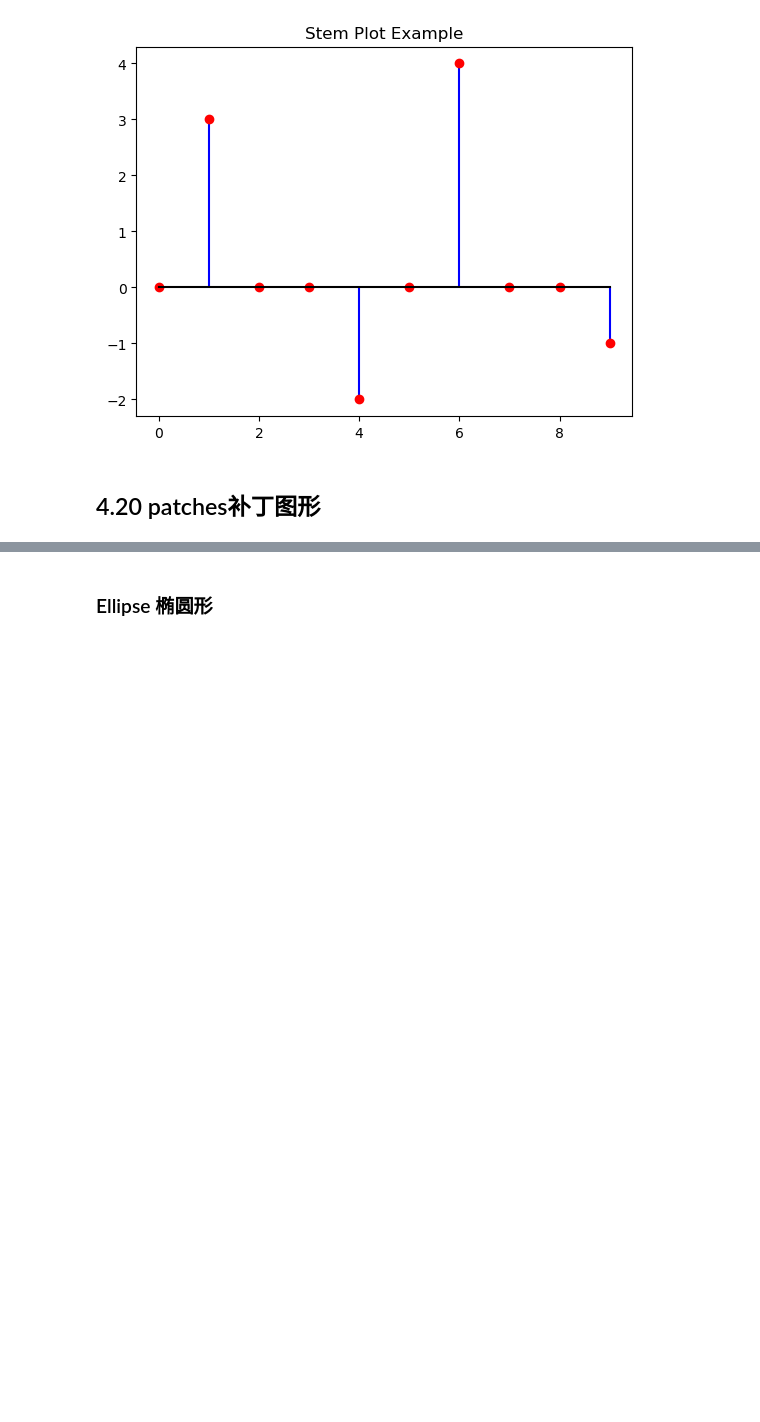
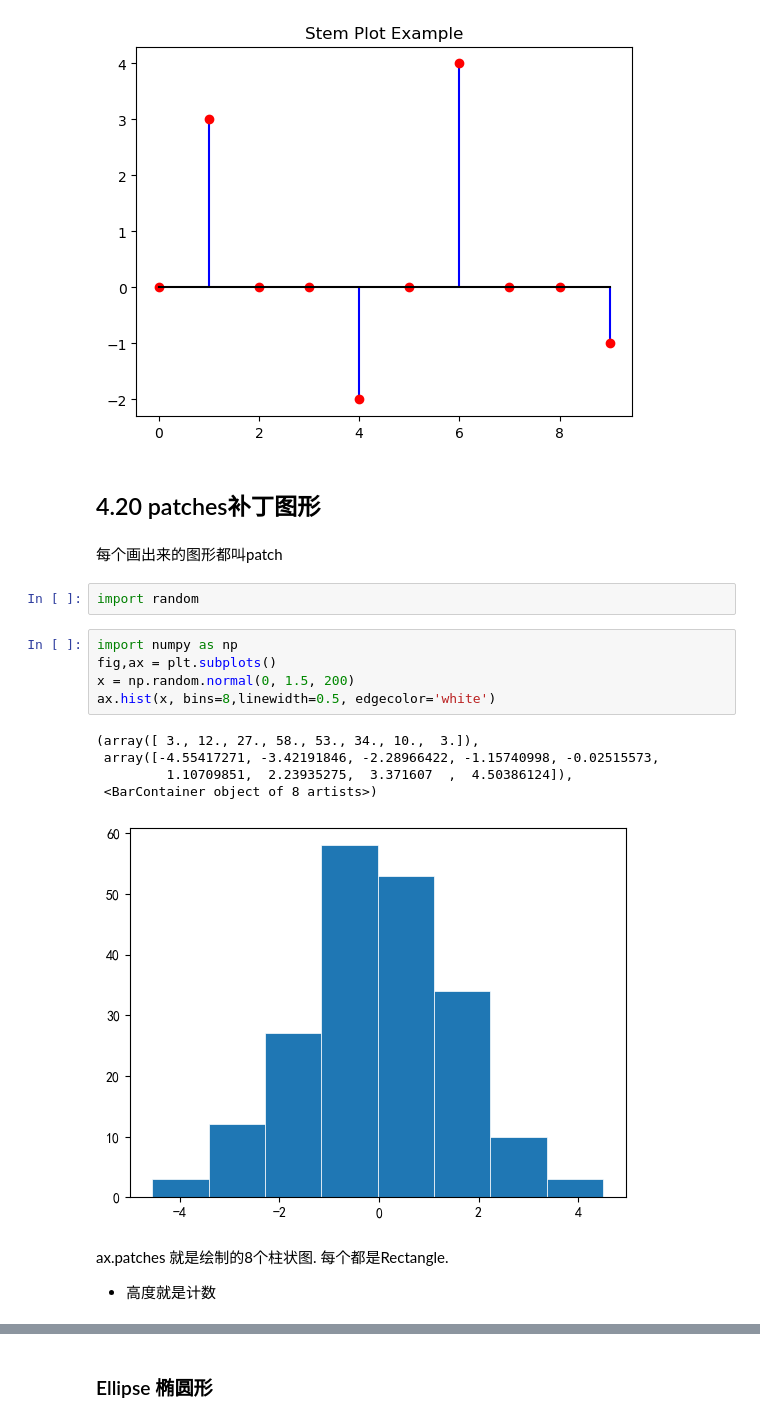
Before and after one commit to ddongzi/data-analysis, a Jupyter notebook: MLcook/Matplotlib.ipynb, the cells around one changed output, grey strips where cells are left out. Saved outputs shown, nothing was run; the diff lists cells and outputs as text; blank space fills up the shorter version.

```diff
--- a/MLcook/Matplotlib.ipynb
+++ b/MLcook/Matplotlib.ipynb
@@ -1126,3 +1126,21 @@ plt.show()
 [figure]
 # %% [markdown]
 ## 4.20 patches补丁图形
+# %% [markdown]
+每个画出来的图形都叫patch
+# %%
+import random
+# %%
+import numpy as np
+fig,ax = plt.subplots()
+x = np.random.normal(0, 1.5, 200)
+ax.hist(x, bins=8,linewidth=0.5, edgecolor='white')
+# %% [output]
+(array([ 3., 12., 27., 58., 53., 34., 10.,  3.]),
+ array([-4.55417271, -3.42191846, -2.28966422, -1.15740998, -0.02515573,
+         1.10709851,  2.23935275,  3.371607  ,  4.50386124]),
+ <BarContainer object of 8 artists>)
+[figure, added]
+# %% [markdown]
+ax.patches 就是绘制的8个柱状图. 每个都是Rectangle.
+- 高度就是计数
```
Also changed, not shown: parts of 1 cell of this notebook.
